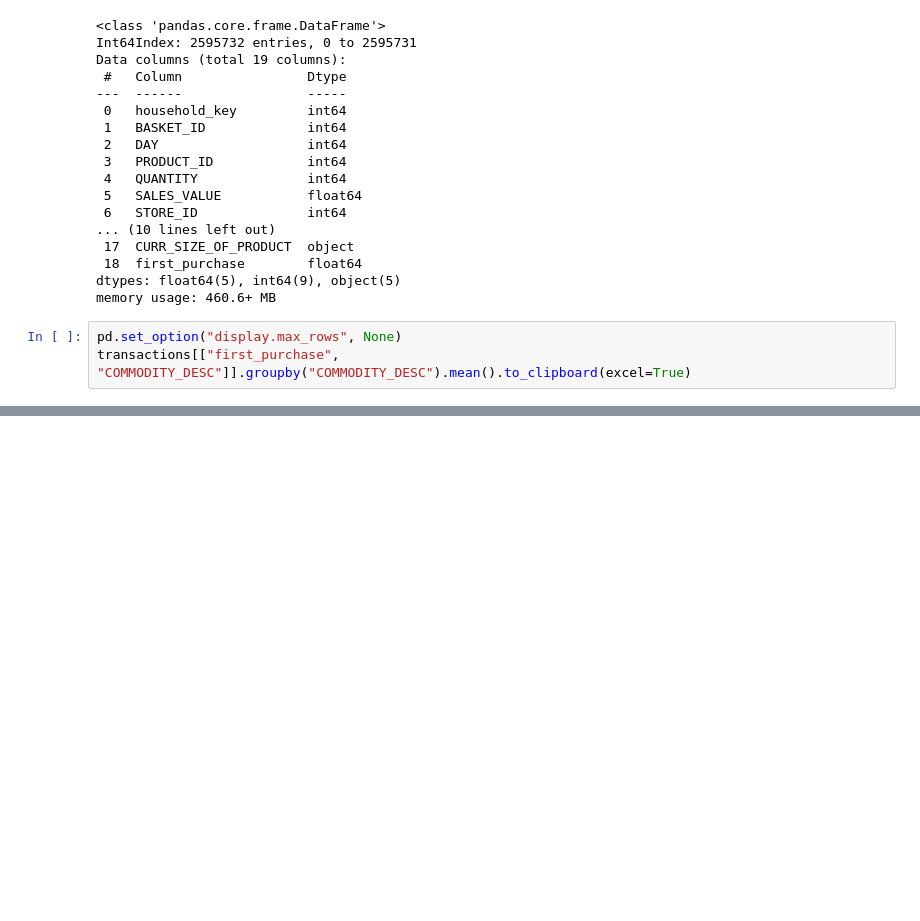
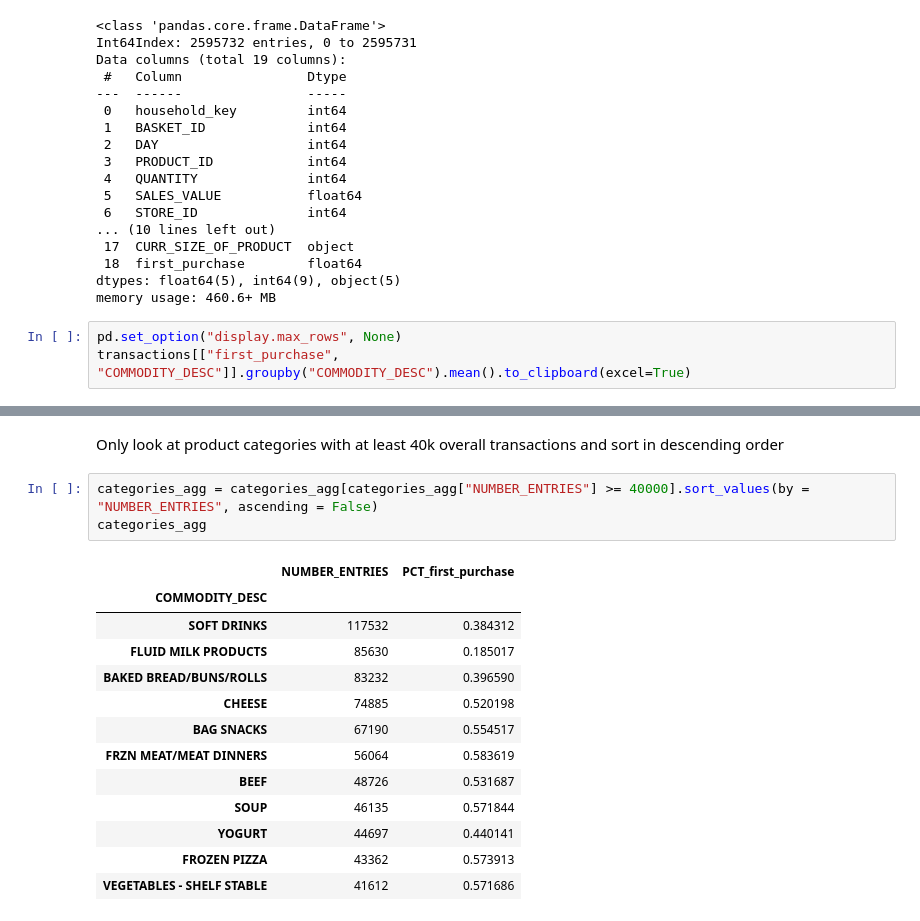
Before and after one commit to GabrieleStoeckl/Capstone_v1.0, a Jupyter notebook: 01_data_understanding/Comparing_product_categories.ipynb, the cells around one changed output, grey strips where cells are left out. Cells and saved outputs as stored; diff of their text form; blank space fills up the shorter version.

```diff
--- a/01_data_understanding/Comparing_product_categories.ipynb
+++ b/01_data_understanding/Comparing_product_categories.ipynb
@@ -173,0 +200,19 @@ axes.set_xticklabels(f_names, rotation=45, ha='right');
+# %% [markdown]
+Only look at product categories with at least 40k overall transactions and sort in descending order
+# %%
+categories_agg = categories_agg[categories_agg["NUMBER_ENTRIES"] >= 40000].sort_values(by = "NUMBER_ENTRIES", ascending = False)
+categories_agg
+# %% [output]
+|  | NUMBER_ENTRIES | PCT_first_purchase |
+| COMMODITY_DESC |  |  |
+| SOFT DRINKS | 117532 | 0.384312 |
+| FLUID MILK PRODUCTS | 85630 | 0.185017 |
+| BAKED BREAD/BUNS/ROLLS | 83232 | 0.396590 |
+| CHEESE | 74885 | 0.520198 |
+| BAG SNACKS | 67190 | 0.554517 |
+| FRZN MEAT/MEAT DINNERS | 56064 | 0.583619 |
+| BEEF | 48726 | 0.531687 |
+| SOUP | 46135 | 0.571844 |
+| YOGURT | 44697 | 0.440141 |
+| FROZEN PIZZA | 43362 | 0.573913 |
+| VEGETABLES - SHELF STABLE | 41612 | 0.571686 |
```
Also changed, not shown: parts of 8 cells of this notebook, 9 other files.
